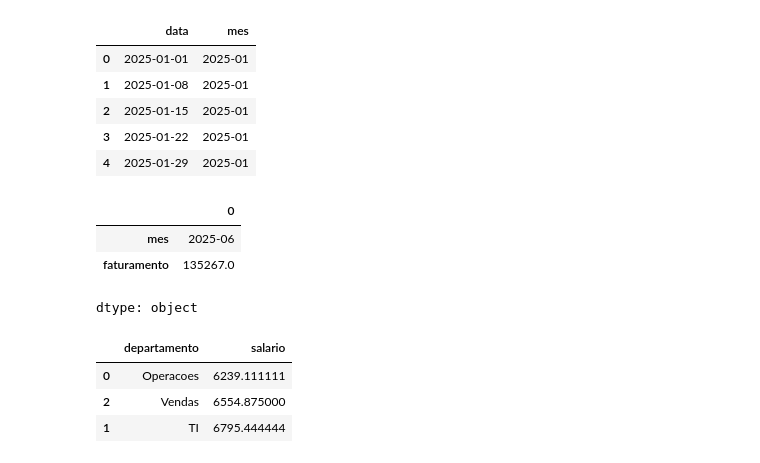
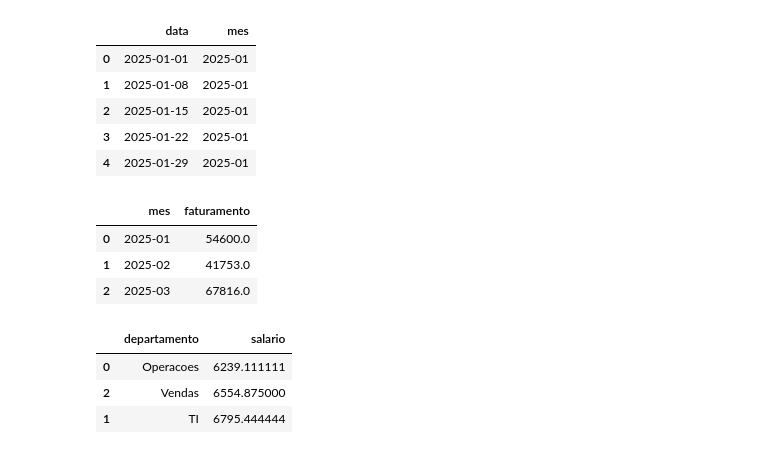
Before and after one commit to mllrosa/prova_modulo_3, a Jupyter notebook: main.ipynb, the cells around one changed output. Cells and saved outputs as stored; diff of their text form; code cells hidden in the pictures.

```diff
--- a/main.ipynb
+++ b/main.ipynb
@@ -221,28 +221,28 @@ df[['data','mes']].head()
 # %%
 import pandas as pd
 
 dados = pd.read_csv("/content/avaliacao_empresa.csv")
 df = pd.DataFrame(dados)
 
 
 
 df['data']=pd.to_datetime(df['data'],errors='coerce')
 df['mes']=df['data'].dt.to_period('M').astype(str)
 # df[['data','mes']]
 
 # Questão 9) O código abaixo agrupa e soma os valores por mes no DataFrame fat.
 
 # fat = df.groupby('mes',as_index=False)['faturamento'].sum()
 
 
-fat = df.groupby('mes',as_index=False)['faturamento'].max().head(3)
+df.groupby('mes',as_index=False)['faturamento'].max().head(3)
 # fat = df.groupby(['mes'],as_index=False)['faturamento'].max().head(3)
 # df.groupby('departamento',as_index=False)['salario'].mean().sort_values('salario',ascending=True)
 # %% [output]
-|  | 0 |
-| mes | 2025-06 |
-| faturamento | 135267.0 |
+|  | mes | faturamento |
+| 0 | 2025-01 | 54600.0 |
+| 1 | 2025-02 | 41753.0 |
+| 2 | 2025-03 | 67816.0 |
-dtype: object
 # %%
 import pandas as pd
 dados = pd.read_csv("/content/avaliacao_empresa.csv")
```
